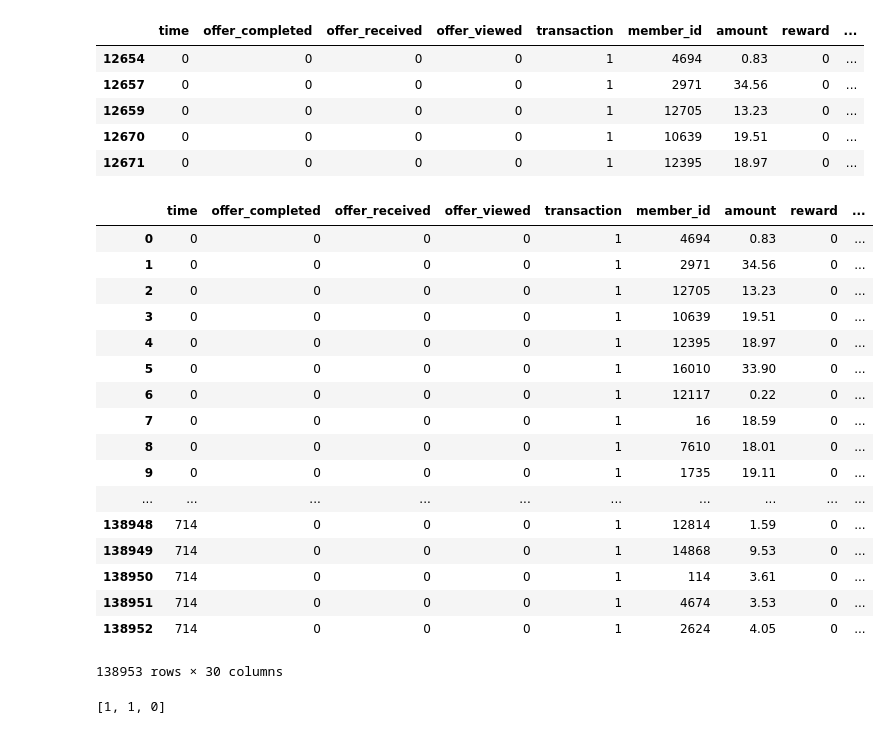
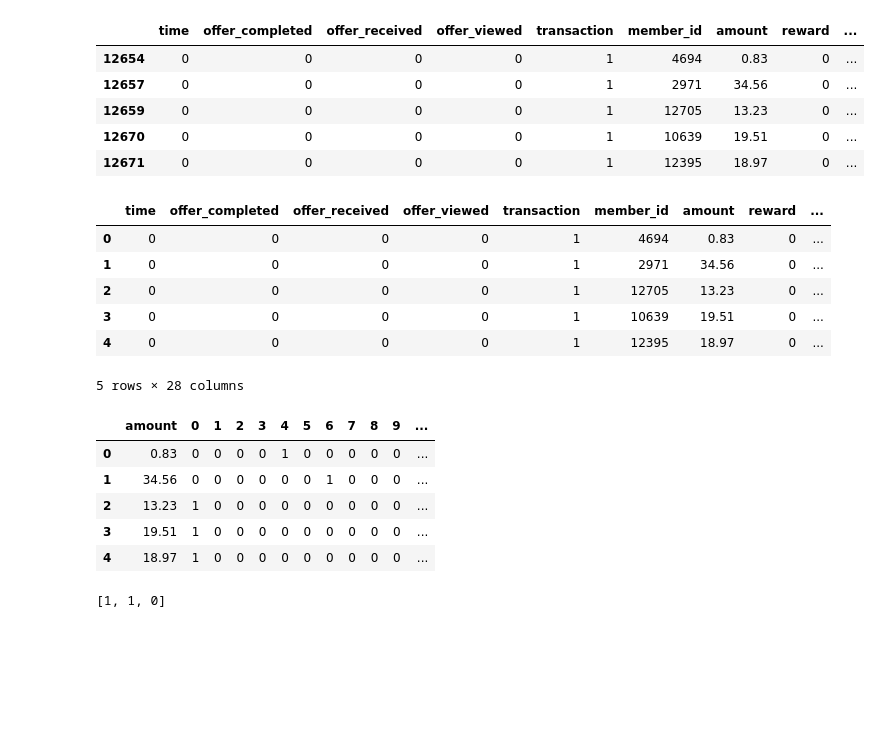
Before and after one commit to blowe615/starbucks_offers, a Jupyter notebook: starbucks_offers.ipynb, the cells around one changed output. Saved outputs shown, nothing was run; the diff lists cells and outputs as text; code cells hidden in the pictures; blank space fills up the shorter version.

Commit message:
feat: Combine transactions_encoded and profile_encoded dfs
New df is called learning_df and will be used in ML to predict
transaction amount based on reward and demographic features.

```diff
--- a/starbucks_offers.ipynb
+++ b/starbucks_offers.ipynb
@@ -886,26 +886,34 @@ transactions_encoded_pickle.head()
 | 12671 | 0 | 0 | 0 | 0 | 1 | 12395 | 18.97 | 0 | ... |
 # %%
 # merge the profile dataset with the transactions_encoded dataset to add demographic data as features
-transactions_encoded.merge(profile_encoded,how='left',on='member_id',suffixes=('_trans','_prof'))
+learning_df = transactions_encoded.merge(profile_encoded,how='left',on='member_id',suffixes=('_trans','_prof'))
+
+# preview new df
+learning_df.head()
 # %% [output]
 |  | time | offer_completed | offer_received | offer_viewed | transaction | member_id | amount | reward | ... |
 | 0 | 0 | 0 | 0 | 0 | 1 | 4694 | 0.83 | 0 | ... |
 | 1 | 0 | 0 | 0 | 0 | 1 | 2971 | 34.56 | 0 | ... |
 | 2 | 0 | 0 | 0 | 0 | 1 | 12705 | 13.23 | 0 | ... |
 | 3 | 0 | 0 | 0 | 0 | 1 | 10639 | 19.51 | 0 | ... |
 | 4 | 0 | 0 | 0 | 0 | 1 | 12395 | 18.97 | 0 | ... |
-| 5 | 0 | 0 | 0 | 0 | 1 | 16010 | 33.90 | 0 | ... |
-| 6 | 0 | 0 | 0 | 0 | 1 | 12117 | 0.22 | 0 | ... |
-| 7 | 0 | 0 | 0 | 0 | 1 | 16 | 18.59 | 0 | ... |
-| 8 | 0 | 0 | 0 | 0 | 1 | 7610 | 18.01 | 0 | ... |
-| 9 | 0 | 0 | 0 | 0 | 1 | 1735 | 19.11 | 0 | ... |
-| ... | ... | ... | ... | ... | ... | ... | ... | ... | ... |
-| 138948 | 714 | 0 | 0 | 0 | 1 | 12814 | 1.59 | 0 | ... |
-| 138949 | 714 | 0 | 0 | 0 | 1 | 14868 | 9.53 | 0 | ... |
-| 138950 | 714 | 0 | 0 | 0 | 1 | 114 | 3.61 | 0 | ... |
-| 138951 | 714 | 0 | 0 | 0 | 1 | 4674 | 3.53 | 0 | ... |
-| 138952 | 714 | 0 | 0 | 0 | 1 | 2624 | 4.05 | 0 | ... |
-138953 rows × 30 columns
+5 rows × 28 columns
+# %%
+# drop columns that are unnecessary for machine learning
+learning_df.drop(columns=['time','offer_completed','offer_received','offer_viewed','transaction','member_id',\
+                          'reward','reward_id','enrollment_date','year'],inplace=True)
+# save the df to a pickle file
+pickle.dump(learning_df,open('learning_df.p','wb'))
+
+# preview fin
+learning_df.head()
+# %% [output]
+|  | amount | 0 | 1 | 2 | 3 | 4 | 5 | 6 | 7 | 8 | 9 | ... |
+| 0 | 0.83 | 0 | 0 | 0 | 0 | 1 | 0 | 0 | 0 | 0 | 0 | ... |
+| 1 | 34.56 | 0 | 0 | 0 | 0 | 0 | 0 | 1 | 0 | 0 | 0 | ... |
+| 2 | 13.23 | 1 | 0 | 0 | 0 | 0 | 0 | 0 | 0 | 0 | 0 | ... |
+| 3 | 19.51 | 1 | 0 | 0 | 0 | 0 | 0 | 0 | 0 | 0 | 0 | ... |
+| 4 | 18.97 | 1 | 0 | 0 | 0 | 0 | 0 | 0 | 0 | 0 | 0 | ... |
 # %%
 def get_valid_completions(time,reward_id):
     valid = 0
```
